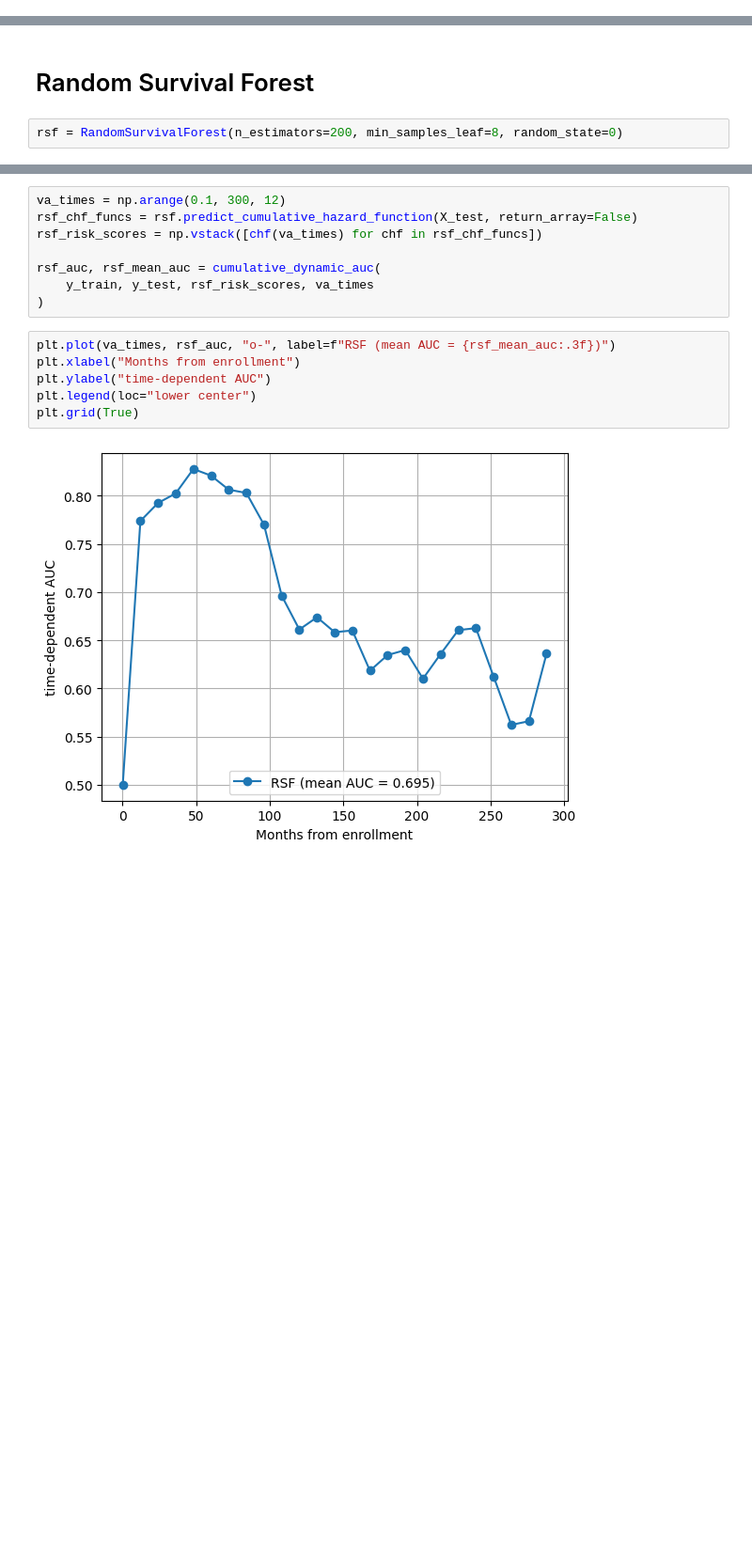
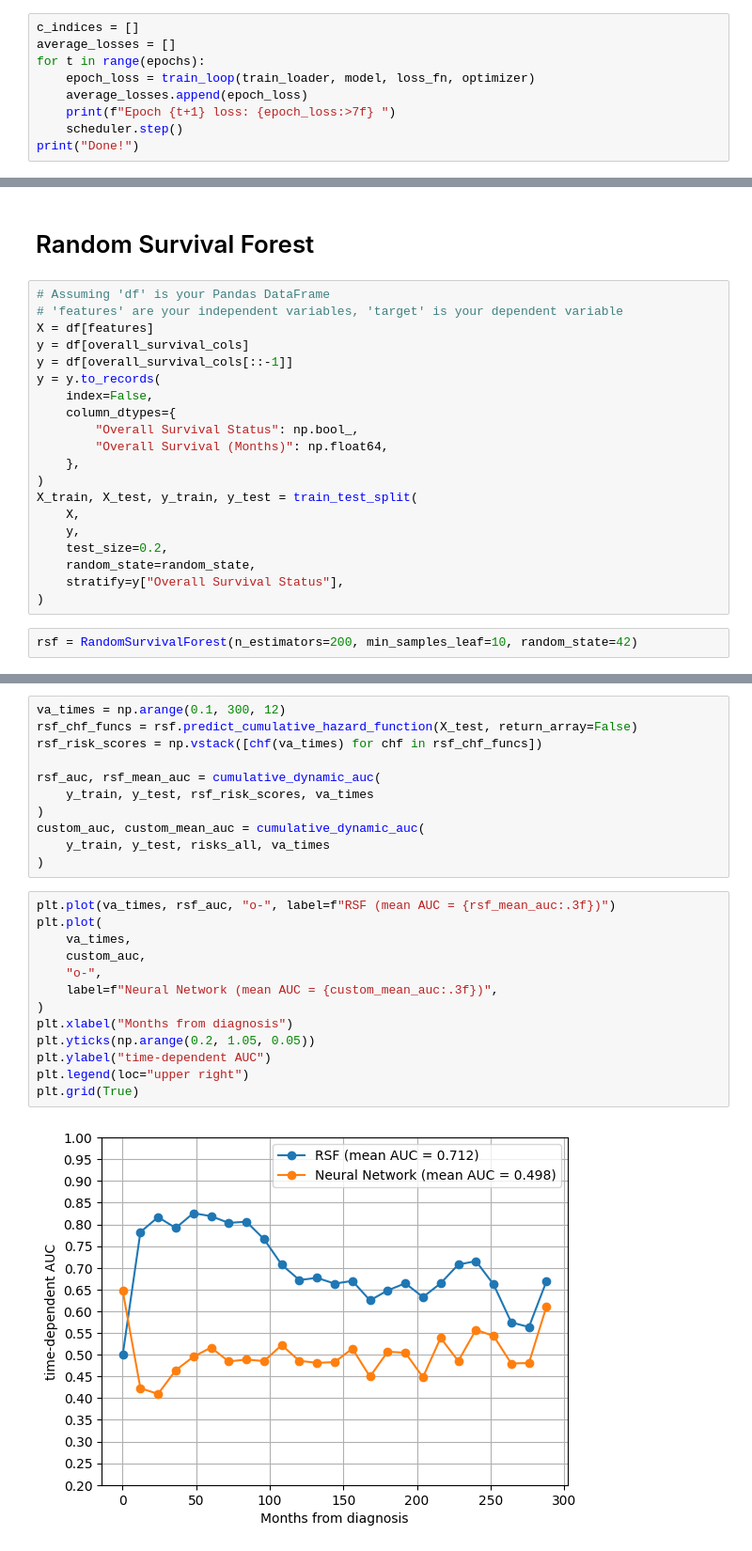
Before and after one commit to Riezmann75/survival-analysis, a Jupyter notebook: scikit-survival.ipynb, the cells around one changed output, grey strips where cells are left out. Shown: that part at 94% size. Drawn from its saved outputs; the diff is of its cells as text; blank space fills up the shorter version.

```diff
--- a/scikit-survival.ipynb
+++ b/scikit-survival.ipynb
@@ -342,0 +505,9 @@ class MetabricDataset(Dataset):
+# %%
+c_indices = []
+average_losses = []
+for t in range(epochs):
+    epoch_loss = train_loop(train_loader, model, loss_fn, optimizer)
+    average_losses.append(epoch_loss)
+    print(f"Epoch {t+1} loss: {epoch_loss:>7f} ")
+    scheduler.step()
+print("Done!")
@@ -343,7 +582,27 @@ class MetabricDataset(Dataset):
 # %% [markdown]
 # Random Survival Forest
+# %%
+# Assuming 'df' is your Pandas DataFrame
+# 'features' are your independent variables, 'target' is your dependent variable
+X = df[features]
+y = df[overall_survival_cols]
+y = df[overall_survival_cols[::-1]]
+y = y.to_records(
+    index=False,
+    column_dtypes={
+        "Overall Survival Status": np.bool_,
+        "Overall Survival (Months)": np.float64,
+    },
+)
+X_train, X_test, y_train, y_test = train_test_split(
+    X,
+    y,
+    test_size=0.2,
+    random_state=random_state,
+    stratify=y["Overall Survival Status"],
+)
 # %%
-rsf = RandomSurvivalForest(n_estimators=200, min_samples_leaf=8, random_state=0)
+rsf = RandomSurvivalForest(n_estimators=200, min_samples_leaf=10, random_state=42)
 # %%
 rsf.fit(X_train, y_train)
 # %% [output]
@@ -356,11 +615,21 @@ rsf_risk_scores = np.vstack([chf(va_times) for chf in rsf_chf_funcs])
 rsf_auc, rsf_mean_auc = cumulative_dynamic_auc(
     y_train, y_test, rsf_risk_scores, va_times
 )
+custom_auc, custom_mean_auc = cumulative_dynamic_auc(
+    y_train, y_test, risks_all, va_times
+)
 # %%
 plt.plot(va_times, rsf_auc, "o-", label=f"RSF (mean AUC = {rsf_mean_auc:.3f})")
-plt.xlabel("Months from enrollment")
+plt.plot(
+    va_times,
+    custom_auc,
+    "o-",
+    label=f"Neural Network (mean AUC = {custom_mean_auc:.3f})",
+)
+plt.xlabel("Months from diagnosis")
+plt.yticks(np.arange(0.2, 1.05, 0.05))
 plt.ylabel("time-dependent AUC")
-plt.legend(loc="lower center")
+plt.legend(loc="upper right")
 plt.grid(True)
 # %% [output]
-[figure, old version]
+[figure, new version]
```
Also changed, not shown: parts of 15 cells of this notebook, 1 other file.
